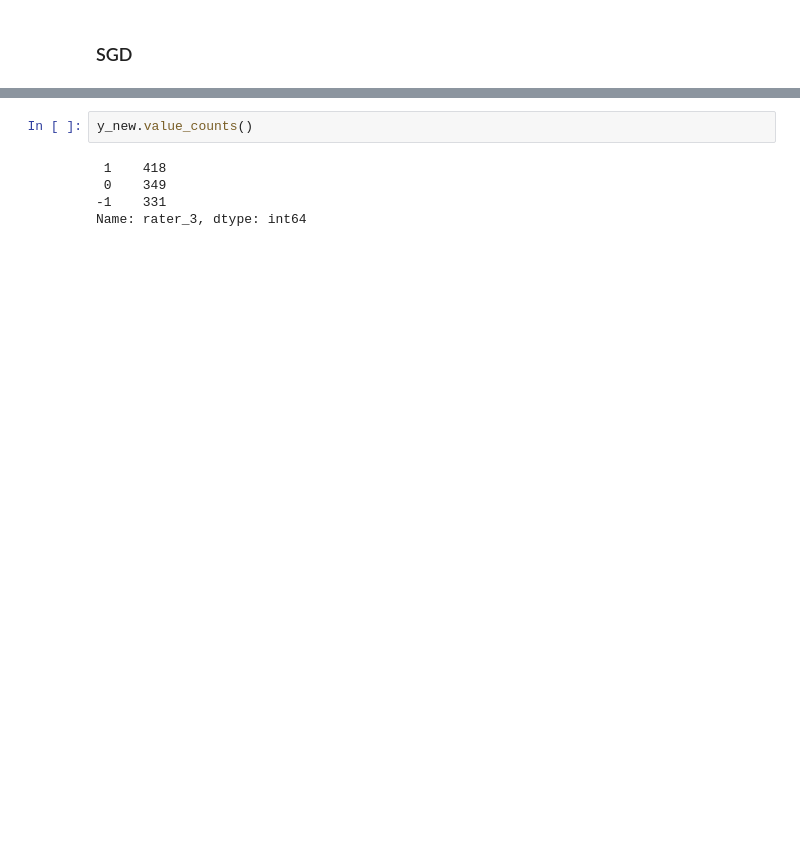
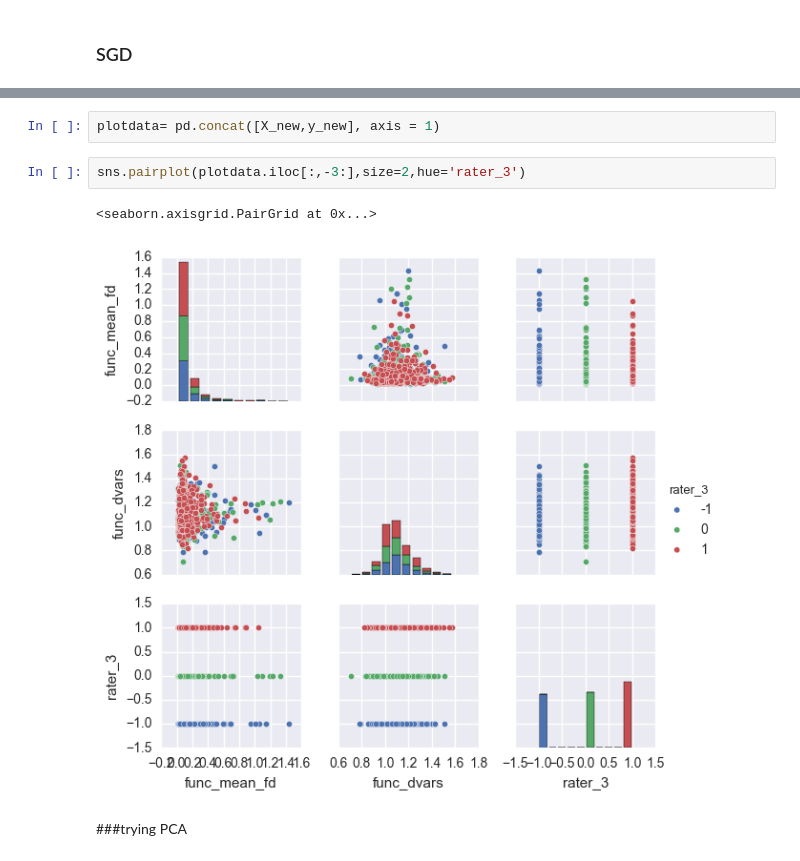
Before and after one commit to suyashdb/NHW2017, a Jupyter notebook: ML_methods_on_ABIDEiqm_motion.ipynb, the cells around one changed output, grey strips where cells are left out. Drawn from its saved outputs; the diff is of its cells as text; blank space fills up the shorter version.

```diff
--- a/ML_methods_on_ABIDEiqm_motion.ipynb
+++ b/ML_methods_on_ABIDEiqm_motion.ipynb
@@ -157,7 +138,9 @@ __all__       4    0   54       58
-# %%
-y_new.value_counts()
-# %% [output]
- 1    418
- 0    349
--1    331
-Name: rater_3, dtype: int64
+# %%
+plotdata= pd.concat([X_new,y_new], axis = 1)
+# %%
+sns.pairplot(plotdata.iloc[:,-3:],size=2,hue='rater_3')
+# %% [output]
+<seaborn.axisgrid.PairGrid at 0x...>
+[figure, added]
+# %% [markdown]
+###trying PCA
```
Also changed, not shown: parts of 11 cells of this notebook.
